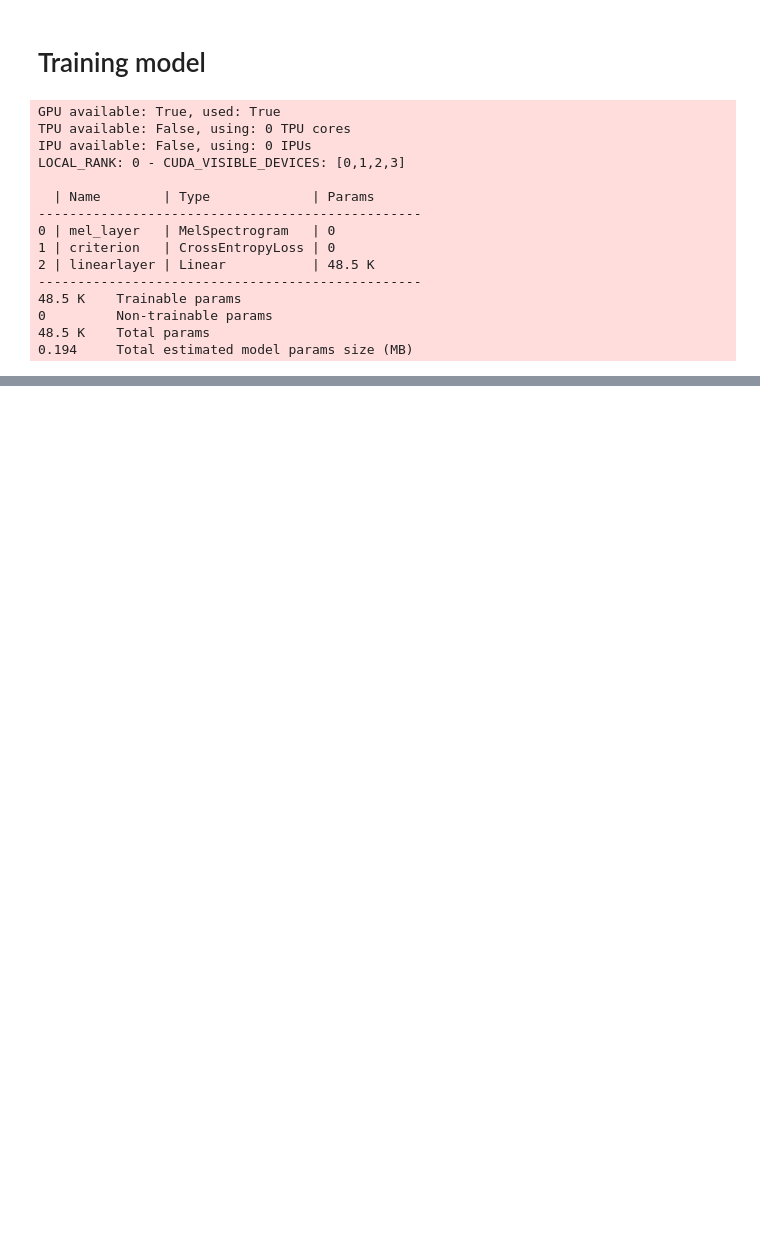
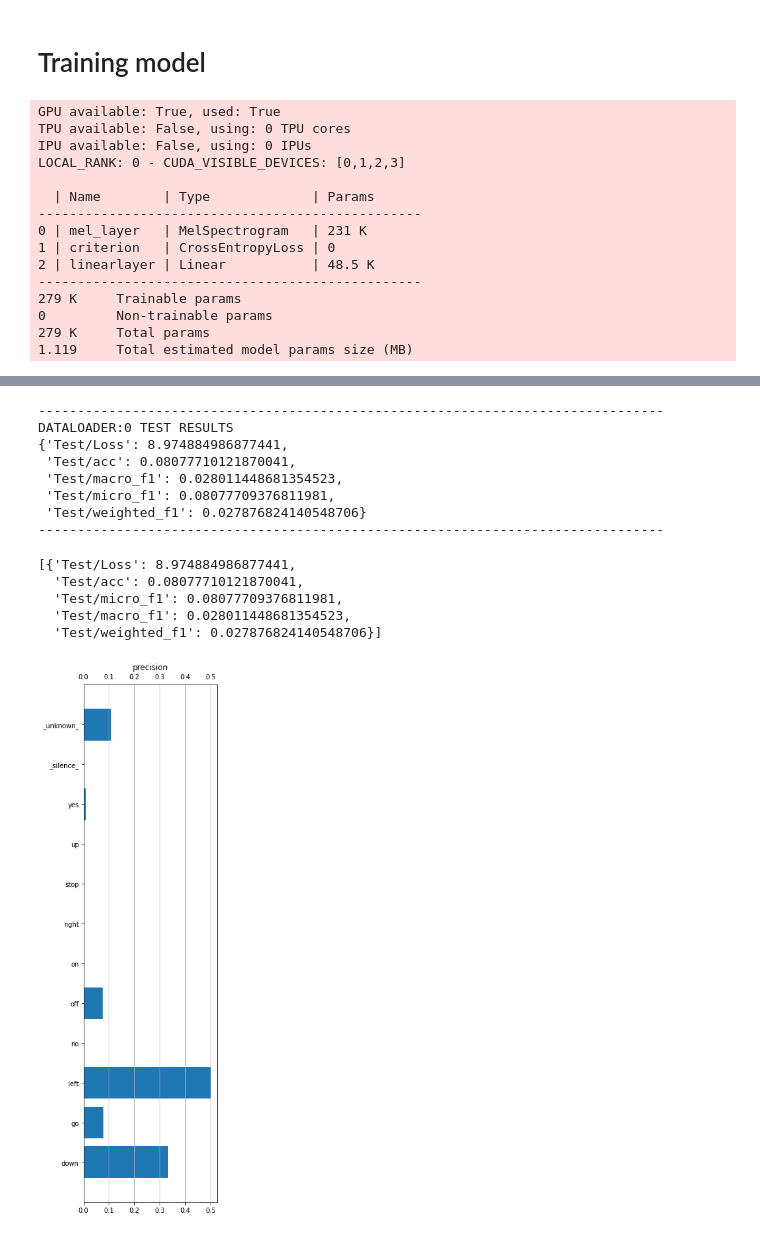
Before and after one commit to heungky/trainable-STFT-Mel, a Jupyter notebook: Part1_tutorial.ipynb, the cells around one changed output, grey strips where cells are left out. Cells and saved outputs as stored; diff of their text form; code cells hidden in the pictures; blank space fills up the shorter version.

Commit message:
add more comment into the tutorial, cross ref from the total number of Trainable params of 4 setting

```diff
--- a/Part1_tutorial.ipynb
+++ b/Part1_tutorial.ipynb
@@ -258,32 +279,14 @@ class SpeechCommand(LightningModule):
 
         if batch_idx == 0:
             fig, axes = plt.subplots(1,1)
+            mel_filter_banks = self.mel_layer.mel_basis
+            for i in mel_filter_banks:
+                axes.plot(i.cpu())
 
-            if self.fastaudio_filter!=None:
-                fbank_matrix = self.fastaudio_filter.get_fbanks()
-                f_central = self.fastaudio_filter.f_central
-                band = self.fastaudio_filter.band
-                debug_dict = {'fbank_matrix': fbank_matrix,
-                              'f_central': f_central,
-                              'band': band}
-
-                for idx, i in enumerate(fbank_matrix.t().detach().cpu().numpy()):
-                    axes.plot(i)
-                self.logger.experiment.add_figure(
-                    'Test/fastaudio_MelFilterBanks',
-                    fig,
-                    global_step=self.current_epoch)
-
-            elif self.fastaudio_filter==None:
-
-                mel_filter_banks = self.mel_layer.mel_basis
-                for i in mel_filter_banks:
-                    axes.plot(i.cpu())
-
-                self.logger.experiment.add_figure(
-                    'Test/MelFilterBanks',
-                    fig,
-                    global_step=self.current_epoch)
+            self.logger.experiment.add_figure(
+                'Test/MelFilterBanks',
+                fig,
+                global_step=self.current_epoch)
 
         #for plotting mel bases in nnAudio
         #fbank_matrix contain all FastAudio filterbank value (mel bases)
@@ -485,20 +485,9 @@ net = net.to(device)
 # %% [markdown]
 # Training model
 # %%
-lr_monitor = LearningRateMonitor(logging_interval='step')
-checkpoint_callback = ModelCheckpoint( monitor= 'Validation/Loss',
-                                      filename= "e={epoch=02d}-valid_loss={Validation/Loss=.2f}-valid_acc={Validation/acc=.2f}",
-                                      save_top_k= 1,   #only save the one whatever the minimum
-                                      mode= 'min',     #if validation/acc, then will monitor 'max'
-                                      save_last= True, #save the last point
-                                      every_n_epochs= check_val_every_n_epoch,
-                                      auto_insert_metric_name=False) #save checkpoint
-
-callbacks = [checkpoint_callback, lr_monitor]
-
 trainer = Trainer(gpus=gpus, max_epochs=max_epochs,
     check_val_every_n_epoch= check_val_every_n_epoch,
-    num_sanity_val_steps=num_sanity_val_steps, callbacks=callbacks)
+    num_sanity_val_steps=num_sanity_val_steps)
 
 trainer.fit(net, trainloader, validloader)
 trainer.test(net, testloader)
@@ -511,11 +500,11 @@ LOCAL_RANK: 0 - CUDA_VISIBLE_DEVICES: [0,1,2,3]
 
   | Name        | Type             | Params
 -------------------------------------------------
-0 | mel_layer   | MelSpectrogram   | 0
+0 | mel_layer   | MelSpectrogram   | 231 K
 1 | criterion   | CrossEntropyLoss | 0
 2 | linearlayer | Linear           | 48.5 K
 -------------------------------------------------
-48.5 K    Trainable params
+279 K     Trainable params
 0         Non-trainable params
-48.5 K    Total params
-0.194     Total estimated model params size (MB)
+279 K     Total params
+1.119     Total estimated model params size (MB)
@@ -522,0 +512,14 @@ KeyError: 'Validation/Loss='
+--------------------------------------------------------------------------------
+DATALOADER:0 TEST RESULTS
+{'Test/Loss': 8.974884986877441,
+ 'Test/acc': 0.08077710121870041,
+ 'Test/macro_f1': 0.028011448681354523,
+ 'Test/micro_f1': 0.08077709376811981,
+ 'Test/weighted_f1': 0.027876824140548706}
+--------------------------------------------------------------------------------
+[{'Test/Loss': 8.974884986877441,
+  'Test/acc': 0.08077710121870041,
+  'Test/micro_f1': 0.08077709376811981,
+  'Test/macro_f1': 0.028011448681354523,
+  'Test/weighted_f1': 0.027876824140548706}]
+[figure, added]
```
Also changed, not shown: parts of 14 cells of this notebook.
